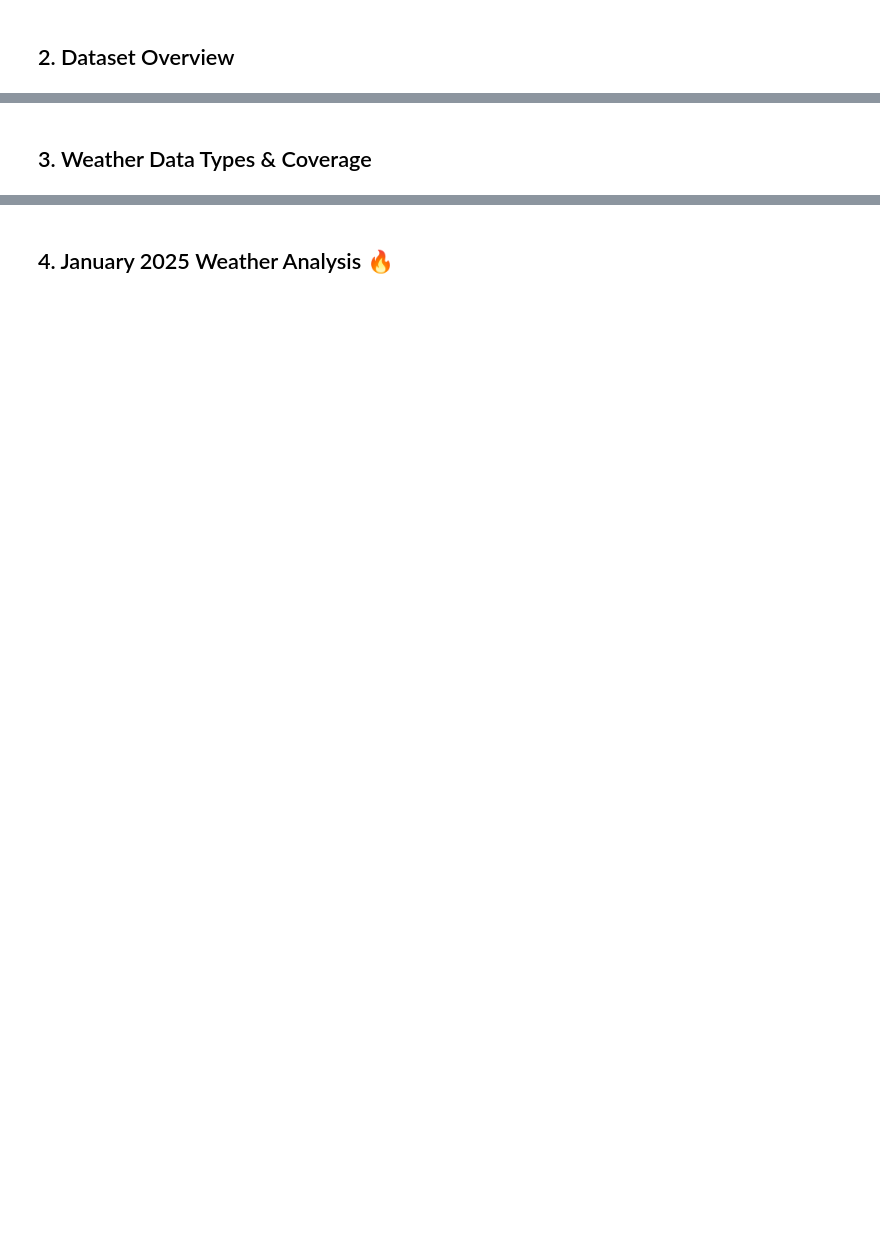
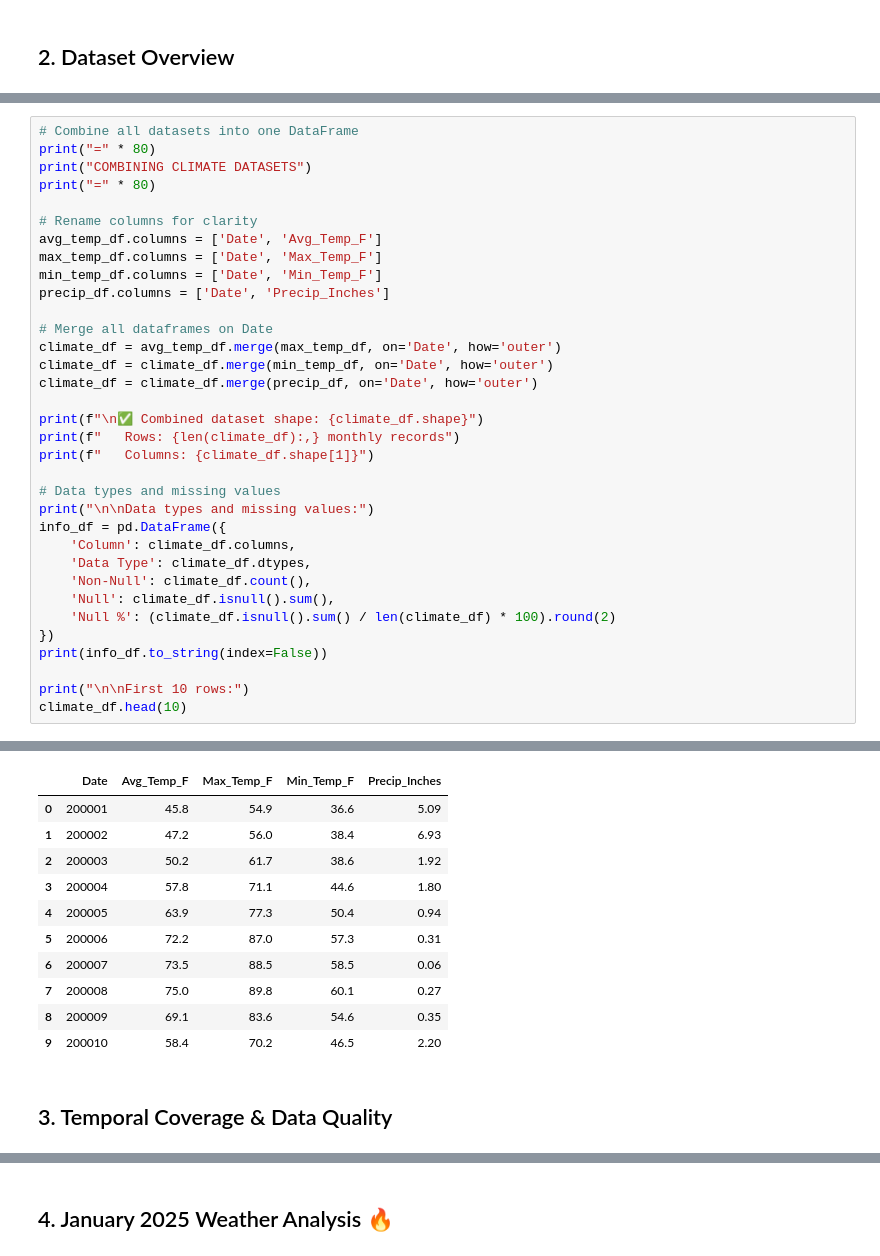
Before and after one commit to ftavafi/california-wildfire-risk-prediction-platform, a Jupyter notebook: notebooks/02_weather_data_ingestion.ipynb, the cells around one changed output, grey strips where cells are left out. Saved outputs shown, nothing was run; the diff lists cells and outputs as text; blank space fills up the shorter version.

```diff
--- a/notebooks/02_weather_data_ingestion.ipynb
+++ b/notebooks/02_weather_data_ingestion.ipynb
@@ -177,0 +152,35 @@ Data types and missing values:
+# %%
+# Combine all datasets into one DataFrame
+print("=" * 80)
+print("COMBINING CLIMATE DATASETS")
+print("=" * 80)
+
+# Rename columns for clarity
+avg_temp_df.columns = ['Date', 'Avg_Temp_F']
+max_temp_df.columns = ['Date', 'Max_Temp_F']
+min_temp_df.columns = ['Date', 'Min_Temp_F']
+precip_df.columns = ['Date', 'Precip_Inches']
+
+# Merge all dataframes on Date
+climate_df = avg_temp_df.merge(max_temp_df, on='Date', how='outer')
+climate_df = climate_df.merge(min_temp_df, on='Date', how='outer')
+climate_df = climate_df.merge(precip_df, on='Date', how='outer')
+
+print(f"\n✅ Combined dataset shape: {climate_df.shape}")
+print(f"   Rows: {len(climate_df):,} monthly records")
+print(f"   Columns: {climate_df.shape[1]}")
+
+# Data types and missing values
+print("\n\nData types and missing values:")
+info_df = pd.DataFrame({
+    'Column': climate_df.columns,
+    'Data Type': climate_df.dtypes,
+    'Non-Null': climate_df.count(),
+    'Null': climate_df.isnull().sum(),
+    'Null %': (climate_df.isnull().sum() / len(climate_df) * 100).round(2)
+})
+print(info_df.to_string(index=False))
+
+print("\n\nFirst 10 rows:")
+climate_df.head(10)
+# %% [output]
@@ -178,2 +206,13 @@ Data types and missing values:
+|  | Date | Avg_Temp_F | Max_Temp_F | Min_Temp_F | Precip_Inches |
+| 0 | 200001 | 45.8 | 54.9 | 36.6 | 5.09 |
+| 1 | 200002 | 47.2 | 56.0 | 38.4 | 6.93 |
+| 2 | 200003 | 50.2 | 61.7 | 38.6 | 1.92 |
+| 3 | 200004 | 57.8 | 71.1 | 44.6 | 1.80 |
+| 4 | 200005 | 63.9 | 77.3 | 50.4 | 0.94 |
+| 5 | 200006 | 72.2 | 87.0 | 57.3 | 0.31 |
+| 6 | 200007 | 73.5 | 88.5 | 58.5 | 0.06 |
+| 7 | 200008 | 75.0 | 89.8 | 60.1 | 0.27 |
+| 8 | 200009 | 69.1 | 83.6 | 54.6 | 0.35 |
+| 9 | 200010 | 58.4 | 70.2 | 46.5 | 2.20 |
 # %% [markdown]
-## 3. Weather Data Types & Coverage
+## 3. Temporal Coverage & Data Quality
```
Also changed, not shown: parts of 12 cells of this notebook, 1 other file.
